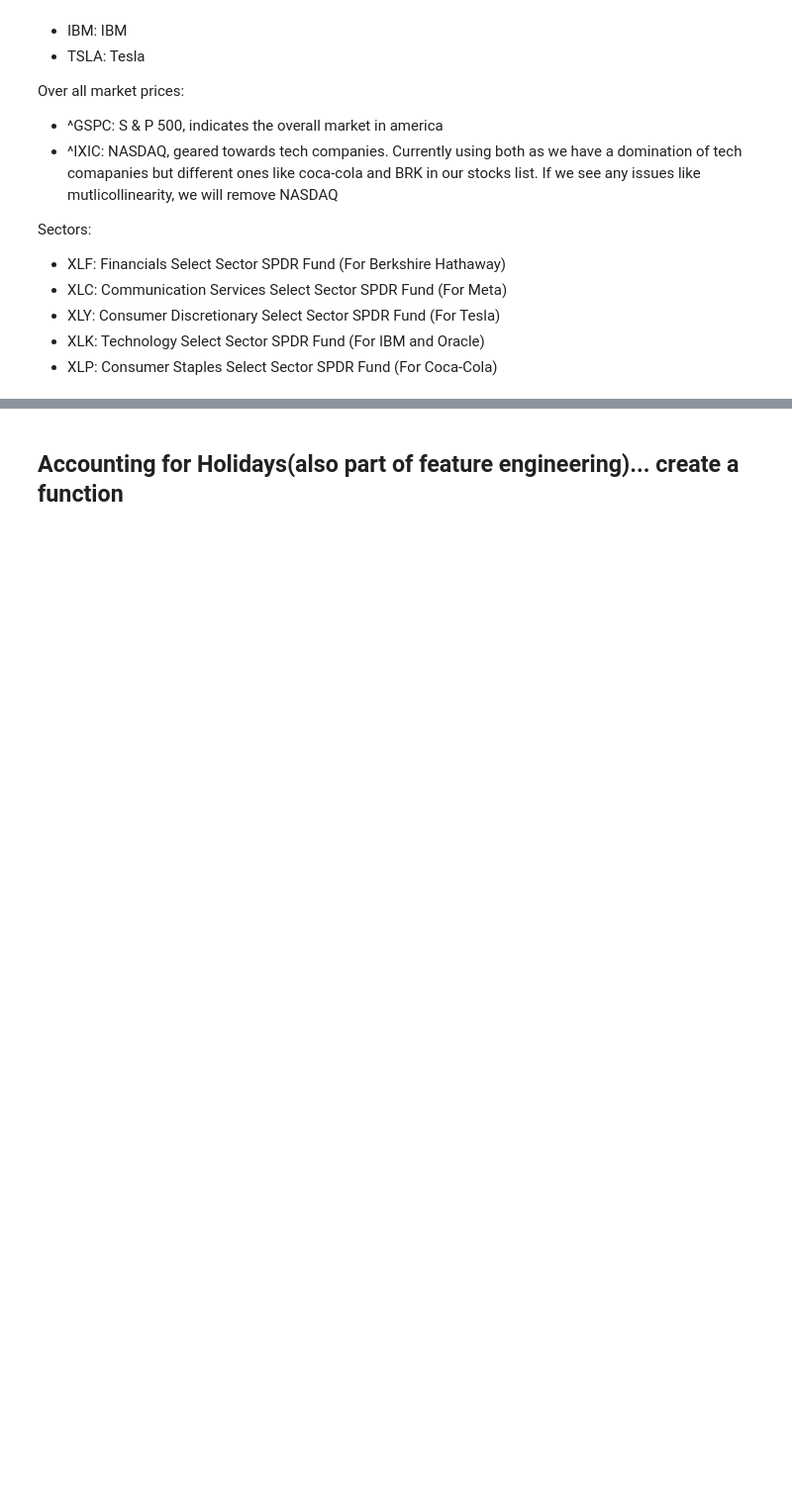
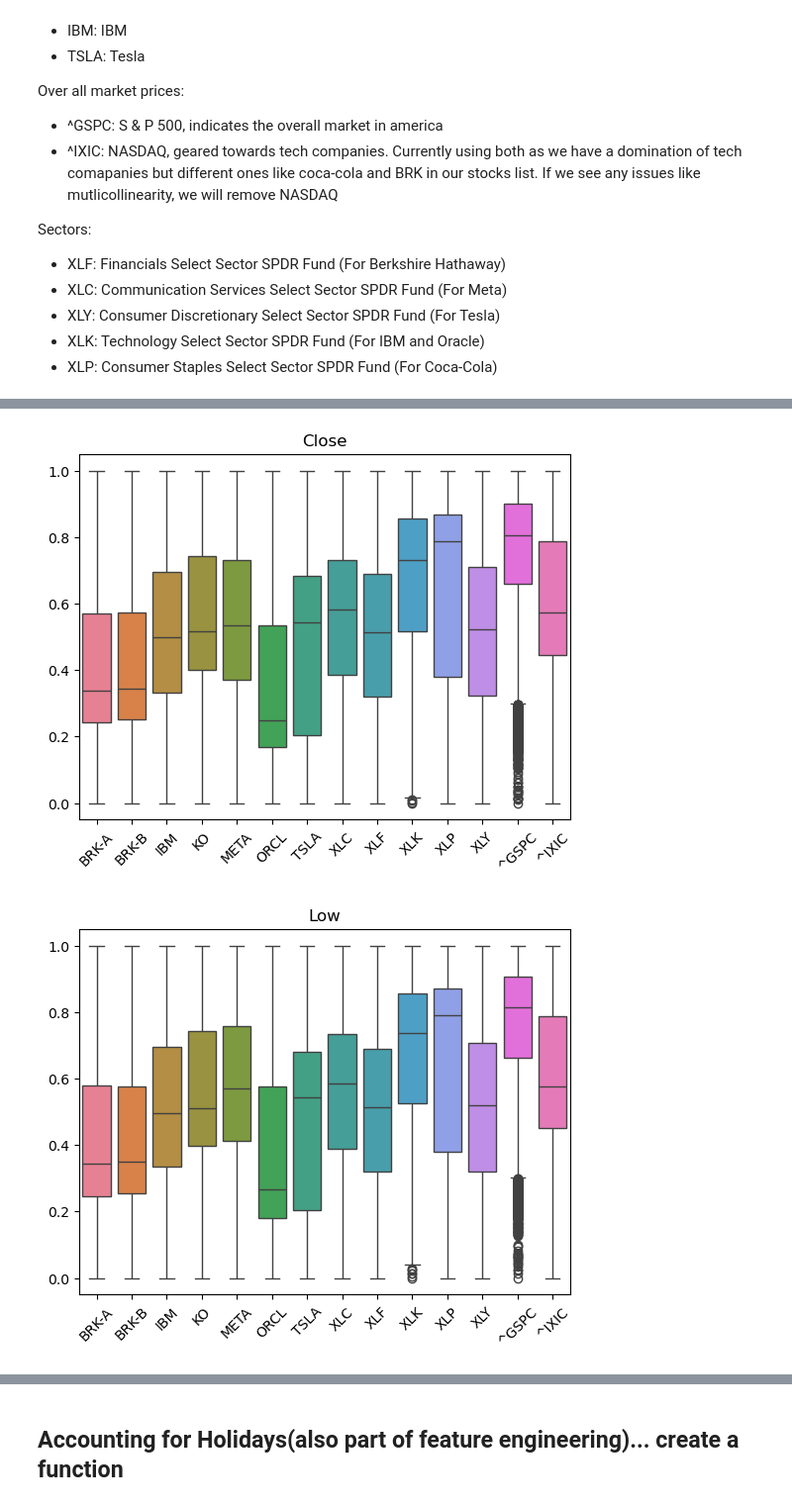
Before and after one commit to Natnael-Getahun/Stock-Market-Analysis, a Jupyter notebook: actual_test.ipynb, the cells around one changed output, grey strips where cells are left out. Shown at 99% size. Saved outputs shown, nothing was run; the diff lists cells and outputs as text; code cells hidden in the pictures; blank space fills up the shorter version.

```diff
--- a/actual_test.ipynb
+++ b/actual_test.ipynb
@@ -29,11 +29,14 @@ import yfinance as yf
 import pandas as pd
 import numpy as np
 import ta
+import matplotlib.pyplot as plt
+import seaborn as sns
+from sklearn.preprocessing import MinMaxScaler
 
-ticker = [ "BRK-A","BRK-B", '^GSPC', "XLF", "^IXIC"]
+tickers = [ "BRK-A","BRK-B", "ORCL", "META", "TSLA", "KO", "IBM", '^GSPC', "^IXIC", "XLF", "XLC", "XLY", "XLK", "XLP"]
 
 short_data = yf.download(
-    tickers=ticker,
+    tickers=tickers,
     period = "1mo",
     interval= "2m"
 )
@@ -69,0 +203,8 @@ short_data
+# %%
+# using forward fill
+short_data.ffill(inplace=True)
+# %%
+boxplot(short_data)
+# %% [output]
+[figure, added]
+[figure, added]
```
Also changed, not shown: parts of 28 cells of this notebook.
